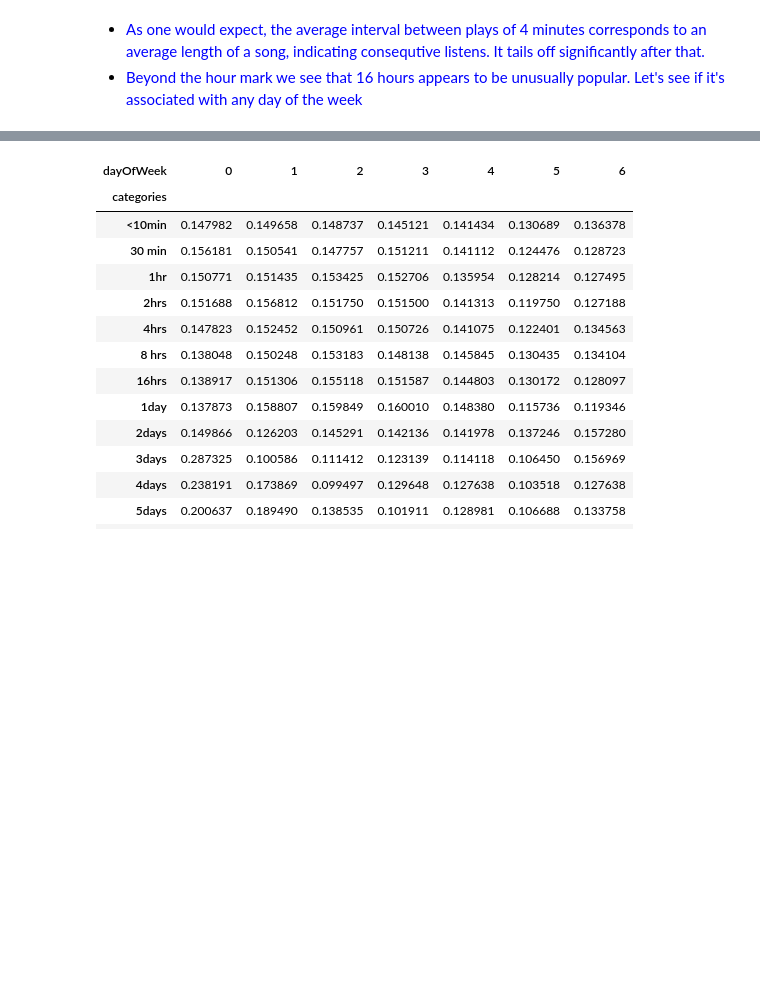
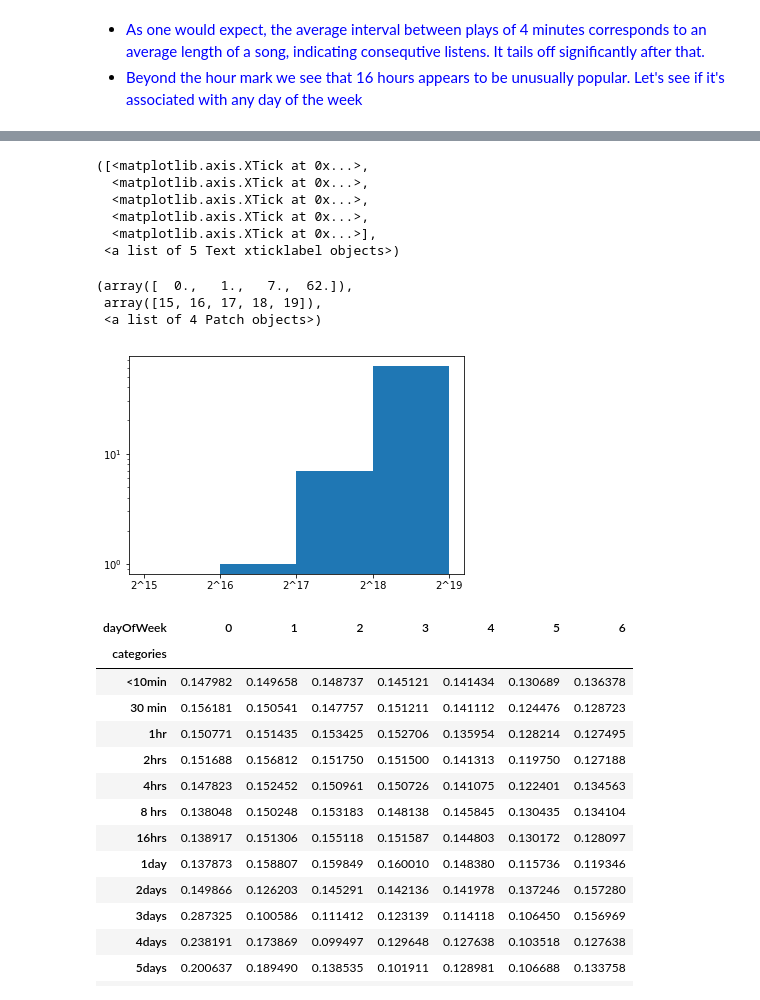
Before and after one commit to badrul1/EventPrediction, a Jupyter notebook: 5_PreliminaryAnalysis/1_OutlierAnalysis.ipynb, the cells around one changed output, grey strips where cells are left out. Saved outputs shown, nothing was run; the diff lists cells and outputs as text; code cells hidden in the pictures; blank space fills up the shorter version.

```diff
--- a/5_PreliminaryAnalysis/1_OutlierAnalysis.ipynb
+++ b/5_PreliminaryAnalysis/1_OutlierAnalysis.ipynb
@@ -256,3 +291,24 @@ Name: categories, dtype: int64
+# %%
+import numpy
+from matplotlib import pyplot as plt
+
+data = numpy.random.gumbel(2 ** 20, 2 ** 19, (1000, ))
+
+bins = range(15, 20)
+plt.xticks(bins, ["2^%s" % i for i in bins])
+plt.hist(numpy.log2(data), log=True, bins=bins)
+plt.show()
+# %% [output]
+([<matplotlib.axis.XTick at 0x...>,
+  <matplotlib.axis.XTick at 0x...>,
+  <matplotlib.axis.XTick at 0x...>,
+  <matplotlib.axis.XTick at 0x...>,
+  <matplotlib.axis.XTick at 0x...>],
+ <a list of 5 Text xticklabel objects>)
+(array([  0.,   1.,   7.,  62.]),
+ array([15, 16, 17, 18, 19]),
+ <a list of 4 Patch objects>)
+[figure, added]
 # %%
 pd.crosstab(res['categories'],res['dayOfWeek'],normalize ='index') # 0 = monday
 # %% [output]
```
Also changed, not shown: parts of 2 cells of this notebook, 22 other files.
